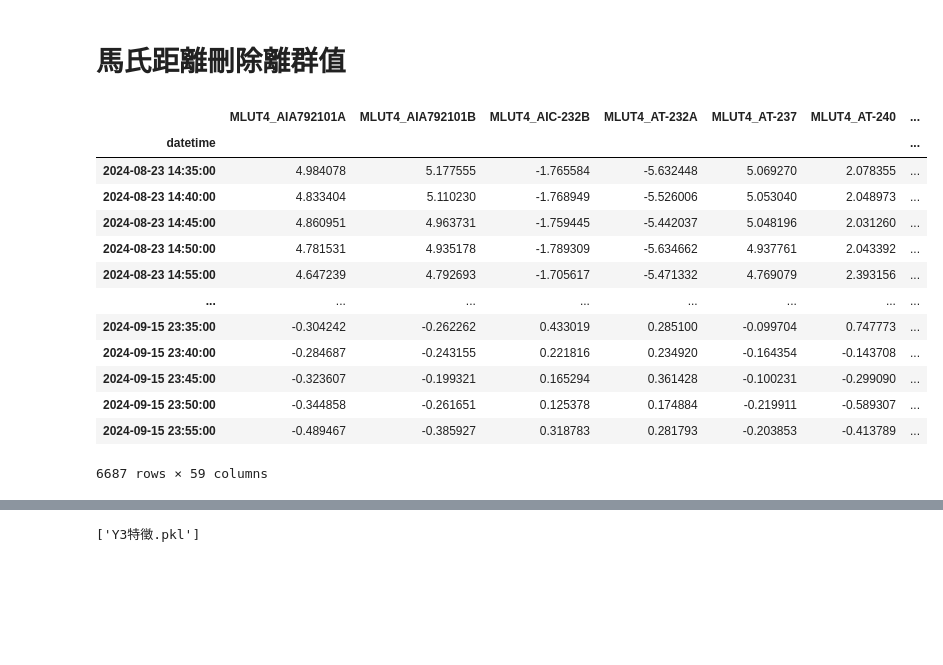
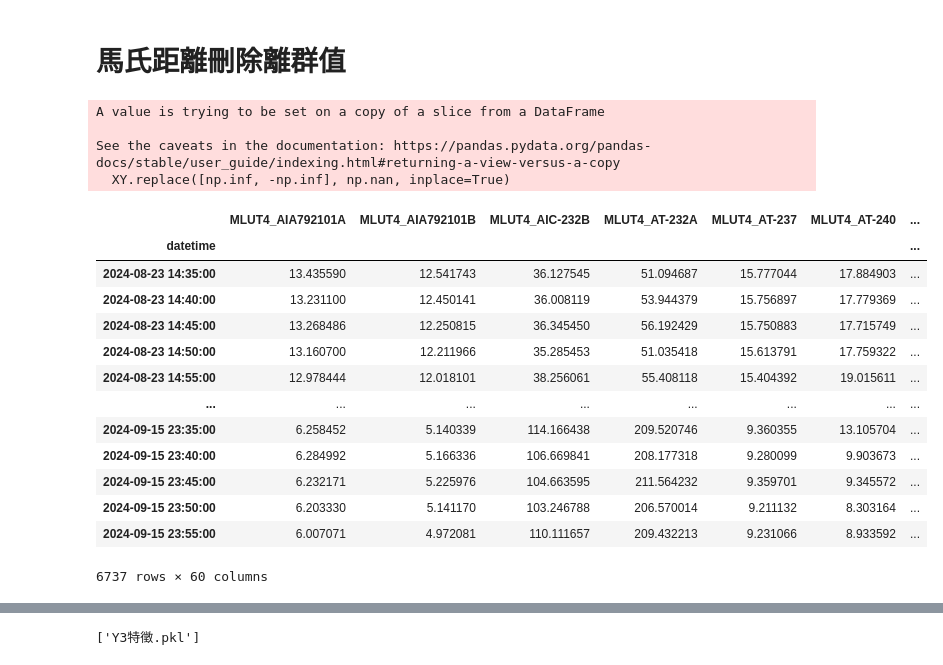
Before and after one commit to skywalker0803r/CFB, a Jupyter notebook: 特徵篩選Y3_緊急修正.ipynb, the cells around one changed output, grey strips where cells are left out. Drawn from its saved outputs; the diff is of its cells as text; code cells hidden in the pictures; blank space fills up the shorter version.

```diff
--- a/特徵篩選Y3_緊急修正.ipynb
+++ b/特徵篩選Y3_緊急修正.ipynb
@@ -55,6 +55,3 @@ Drive already mounted at /content/drive; to attempt to forcibly remount, call dr
 | 2024-09-15 23:50:00 | 6.20333 | 5.14117 | 103.246788 | 206.570014 | 9.211132 | 8.303164 | ... |
 | 2024-09-15 23:55:00 | 6.007071 | 4.972081 | 110.111657 | 209.432213 | 9.231066 | 8.933592 | ... |
 74592 rows × 60 columns
-# %%
-df['前爐SOx濃度'] = df['MLUT4_AT-240']
-df = df.drop(columns=['DeSOx_2nd'])
@@ -69,7 +86,7 @@ print((v3 == 0).sum(),(v38 == 0).sum())
 print(v3.isnull().sum(),v38.isnull().sum())#2 0
 print(v3*8/v38*64.04/24.5*1000,df['前爐SOx濃度'])
 assert (v3*8/v38*64.04/24.5*1000).all() == df['前爐SOx濃度'].all()
-#df['前爐SOx濃度'] = v3*8/v38*64.04/24.5*1000
+df['前爐SOx濃度'] = v3*8/v38*64.04/24.5*1000
 print(df['前爐SOx濃度'].isnull().sum())#18054
 # %% [output]
 18921 18260
@@ -146,5 +163,5 @@ v31 = df['MLUT4_AIC-232B']
 v39 = df['MLUT4_AT-240']
 v31 = pd.to_numeric(v31, errors='coerce')
 v39 = pd.to_numeric(v39, errors='coerce')
-#print((v31-v39)/v31,df['DeSOx_2nd'])
-#df['DeSOx_2nd'] = (v31-v39)/v31
+print((v31-v39)/v31,df['DeSOx_2nd'])
+df['DeSOx_2nd'] = (v31-v39)/v31
@@ -201,7 +236,7 @@ plt.show()
 # %% [output]
 [figure]
 # %%
-data = df[df['前爐SOx濃度']>0]
+data = df[df['MLUT4_AT-240']>0]
 data
 # %% [output]
 |  | MLUT4_AIA792101A | MLUT4_AIA792101B | MLUT4_AIC-232B | MLUT4_AT-232A | MLUT4_AT-237 | MLUT4_AT-240 | ... |
@@ -325,28 +360,32 @@ def del_outliers_mahalanobis(df):
   return df_clean
 # %%
 # 保留數據表中藍色特徵跟Y
-cols_to_remove = ['MLUT4_FIQ-2BTCF','MLUT4_FQ-239','前爐SOx濃度','MLUT4_AT-240','MLUT4_AT-240A'] #Y3和用來計算Y3的欄位
+cols_to_remove = ['MLUT4_FIQ-2BTCF','MLUT4_FQ-239','MLUT4_AT-240','MLUT4_AT-240A'] #Y3和用來計算Y3的欄位
 x_col = list(set(XY.columns) - set(cols_to_remove))
-y_col = ['前爐SOx濃度']
+y_col = ['MLUT4_AT-240']
 # 刪除Y欄位
 XY.replace([np.inf, -np.inf], np.nan, inplace=True)
 XY = XY.dropna().astype(float)
 XY
 # %% [output]
+A value is trying to be set on a copy of a slice from a DataFrame
+
+See the caveats in the documentation: https://pandas.pydata.org/pandas-docs/stable/user_guide/indexing.html#returning-a-view-versus-a-copy
+  XY.replace([np.inf, -np.inf], np.nan, inplace=True)
 |  | MLUT4_AIA792101A | MLUT4_AIA792101B | MLUT4_AIC-232B | MLUT4_AT-232A | MLUT4_AT-237 | MLUT4_AT-240 | ... |
 | datetime |  |  |  |  |  |  | ... |
-| 2024-08-23 14:35:00 | 4.984078 | 5.177555 | -1.765584 | -5.632448 | 5.069270 | 2.078355 | ... |
-| 2024-08-23 14:40:00 | 4.833404 | 5.110230 | -1.768949 | -5.526006 | 5.053040 | 2.048973 | ... |
-| 2024-08-23 14:45:00 | 4.860951 | 4.963731 | -1.759445 | -5.442037 | 5.048196 | 2.031260 | ... |
-| 2024-08-23 14:50:00 | 4.781531 | 4.935178 | -1.789309 | -5.634662 | 4.937761 | 2.043392 | ... |
-| 2024-08-23 14:55:00 | 4.647239 | 4.792693 | -1.705617 | -5.471332 | 4.769079 | 2.393156 | ... |
+| 2024-08-23 14:35:00 | 13.435590 | 12.541743 | 36.127545 | 51.094687 | 15.777044 | 17.884903 | ... |
+| 2024-08-23 14:40:00 | 13.231100 | 12.450141 | 36.008119 | 53.944379 | 15.756897 | 17.779369 | ... |
+| 2024-08-23 14:45:00 | 13.268486 | 12.250815 | 36.345450 | 56.192429 | 15.750883 | 17.715749 | ... |
+| 2024-08-23 14:50:00 | 13.160700 | 12.211966 | 35.285453 | 51.035418 | 15.613791 | 17.759322 | ... |
+| 2024-08-23 14:55:00 | 12.978444 | 12.018101 | 38.256061 | 55.408118 | 15.404392 | 19.015611 | ... |
 | ... | ... | ... | ... | ... | ... | ... | ... |
-| 2024-09-15 23:35:00 | -0.304242 | -0.262262 | 0.433019 | 0.285100 | -0.099704 | 0.747773 | ... |
-| 2024-09-15 23:40:00 | -0.284687 | -0.243155 | 0.221816 | 0.234920 | -0.164354 | -0.143708 | ... |
-| 2024-09-15 23:45:00 | -0.323607 | -0.199321 | 0.165294 | 0.361428 | -0.100231 | -0.299090 | ... |
-| 2024-09-15 23:50:00 | -0.344858 | -0.261651 | 0.125378 | 0.174884 | -0.219911 | -0.589307 | ... |
-| 2024-09-15 23:55:00 | -0.489467 | -0.385927 | 0.318783 | 0.281793 | -0.203853 | -0.413789 | ... |
+| 2024-09-15 23:35:00 | 6.258452 | 5.140339 | 114.166438 | 209.520746 | 9.360355 | 13.105704 | ... |
+| 2024-09-15 23:40:00 | 6.284992 | 5.166336 | 106.669841 | 208.177318 | 9.280099 | 9.903673 | ... |
+| 2024-09-15 23:45:00 | 6.232171 | 5.225976 | 104.663595 | 211.564232 | 9.359701 | 9.345572 | ... |
+| 2024-09-15 23:50:00 | 6.203330 | 5.141170 | 103.246788 | 206.570014 | 9.211132 | 8.303164 | ... |
+| 2024-09-15 23:55:00 | 6.007071 | 4.972081 | 110.111657 | 209.432213 | 9.231066 | 8.933592 | ... |
-6687 rows × 59 columns
+6737 rows × 60 columns
 # %%
 from scipy.stats import pearsonr
 from sklearn.preprocessing import StandardScaler
```
Also changed, not shown: parts of 21 cells of this notebook.
